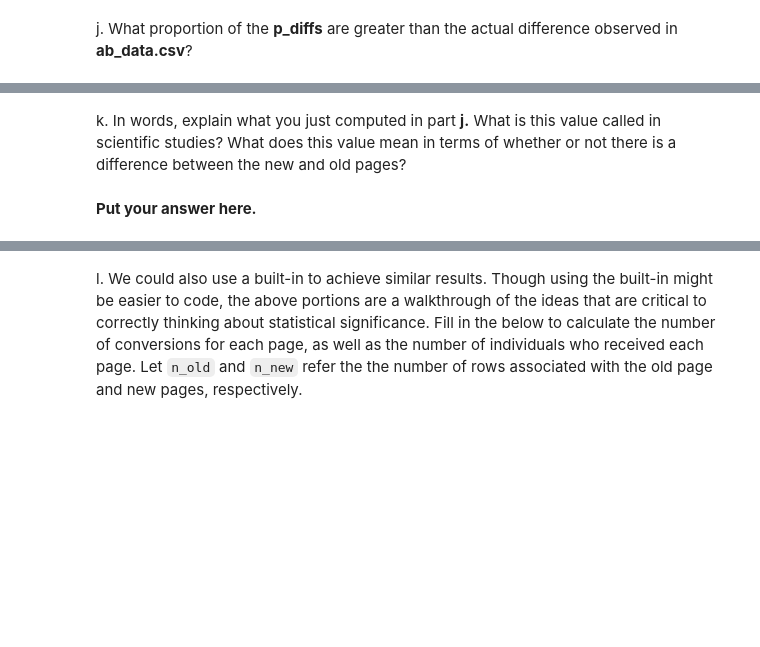
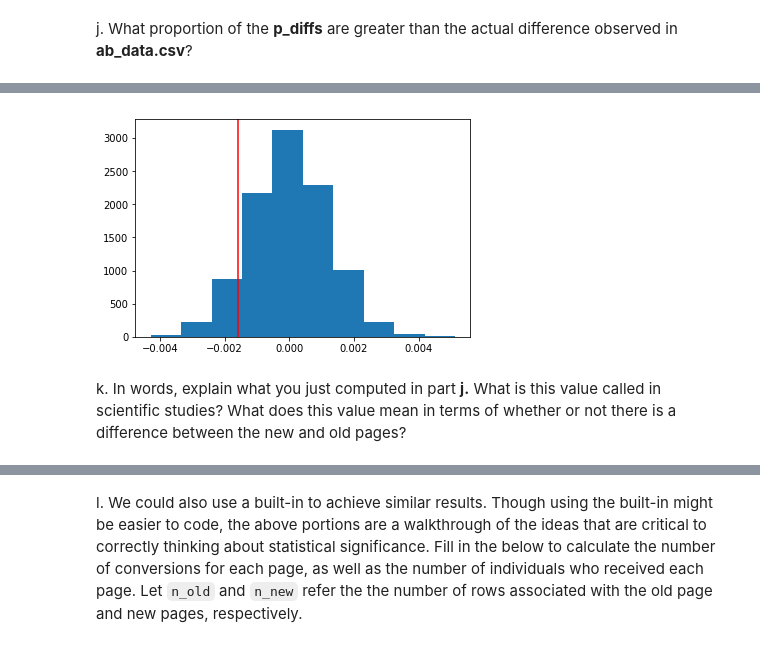
Before and after one commit to FedericoFin/AB-Test-analysis, a Jupyter notebook: Analyze_ab_test_results_notebook.ipynb, the cells around one changed output, grey strips where cells are left out. Cells and saved outputs as stored; diff of their text form; code cells hidden in the pictures; blank space fills up the shorter version.

```diff
--- a/Analyze_ab_test_results_notebook.ipynb
+++ b/Analyze_ab_test_results_notebook.ipynb
@@ -183,4 +263,7 @@ j. What proportion of the **p_diffs** are greater than the actual difference obs
+# %%
+plt.hist(p_diffs);
+plt.axvline(conv_diff, c='red');
+# %% [output]
+[figure, added]
 # %% [markdown]
 k. In words, explain what you just computed in part **j.**  What is this value called in scientific studies?  What does this value mean in terms of whether or not there is a difference between the new and old pages?
-# %% [markdown]
-**Put your answer here.**
```
Also changed, not shown: parts of 26 cells of this notebook.
